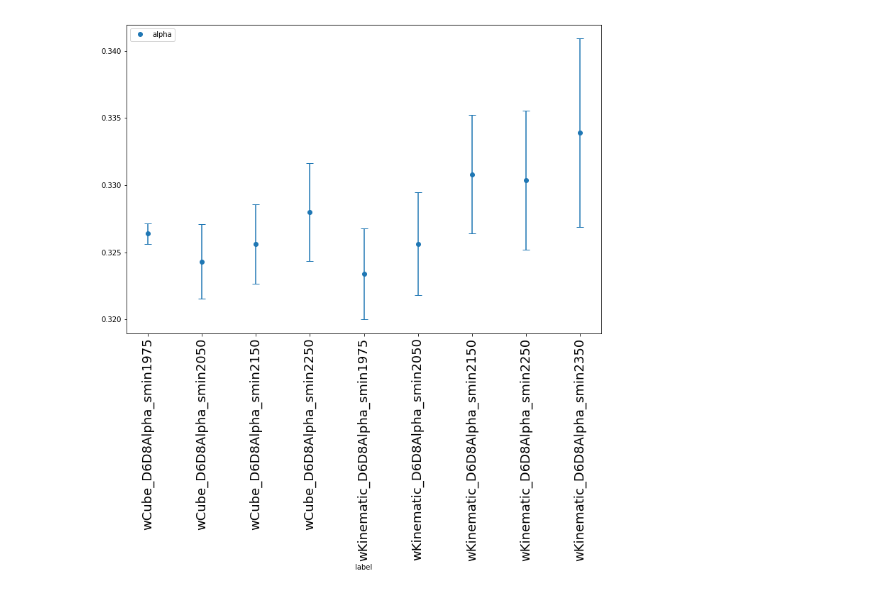
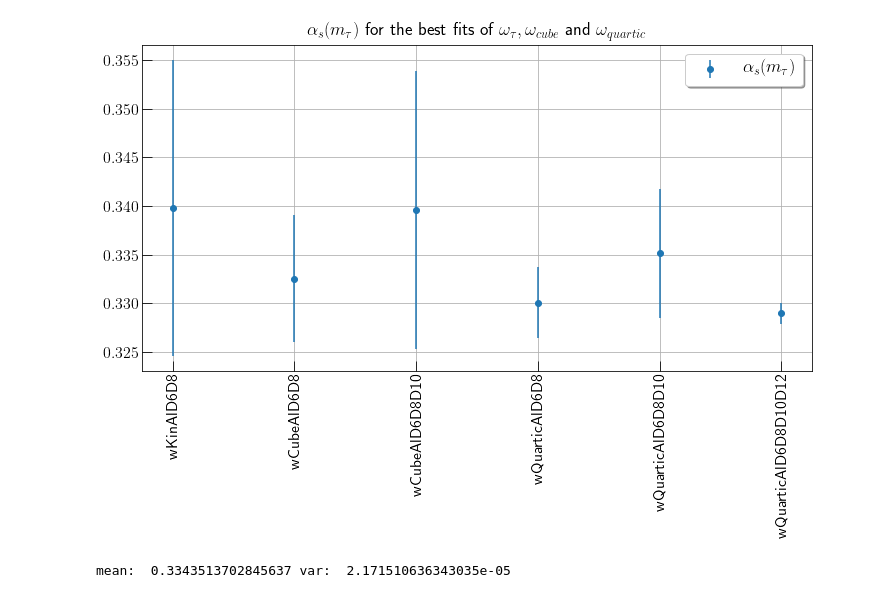
Before and after one commit to phd-dirk/Notebooks, a Jupyter notebook: alphaDetermination/comparison.ipynb, the cells around one changed output. Cells and saved outputs as stored; diff of their text form; code cells hidden in the pictures.

```diff
--- a/alphaDetermination/comparison.ipynb
+++ b/alphaDetermination/comparison.ipynb
@@ -47,3 +0,0 @@ Alpha_df.set_index('label', inplace=True)
-# %%
-def getBestRow(df):
-    return df.loc[df['chiDof'].idxmin()]
@@ -62,6 +0,0 @@ ax.set_xticklabels(D8_df.index, size=18);
-# %%
-ax = Alpha_df.plot(y='alpha', yerr='alphaErr', rot=90, legend=True, marker='.', markersize=12, capsize=5, linestyle='None', figsize=(12,8))
-ax.set_xticks(range(len(Alpha_df)))
-ax.set_xticklabels(Alpha_df.index, size=18);
-# %% [output]
-[figure, removed]
@@ -67,0 +3,28 @@ ax.set_xticklabels(Alpha_df.index, size=18);
+# %%
+# Import and cobine best rows
+importAll()
+alFits = ['wKinAlD6D8', 'wCubeAlD6D8', 'wCubeAlD6D8D10', 'wQuarticAlD6D8', 'wQuarticAlD6D8D10', 'wQuarticAlD6D8D10D12']
+opeFits = ['wKinAlD6D8', 'wCubeAlD6D8', 'wCubeAlD6D8D10', 'wQuarticAlD6D8', 'wQuarticAlD6D8D10', 'wQuarticAlD6D8D10D12', 'wKinD6D8', 'wCubeD6D8', 'wCubeD6D8D10', 'wQuarticD6D8', 'wQuarticD6D8D10', 'wQuarticD6D8D10D12']
+
+alDF = pd.DataFrame()
+for fit in alFits:
+   alDF[fit] = getBestRow(globals()[fit])
+
+opeDF = pd.DataFrame()
+for fit in opeFits:
+    opeDF[fit] = getBestRow(globals()[fit])
+# %%
+plt.title(r'$\alpha_s(m_\tau)$ for the best fits of $\omega_\tau, \omega_{cube}$ and $\omega_{quartic}$')
+plt.errorbar(list(alDF), alDF.loc['alpha'], alDF.loc['alphaErr'], fmt='.', marker='o', label=r'$\alpha_s(m_\tau)$')
+plt.legend()
+plt.xticks(rotation='vertical', size=16)
+plt.yticks(size=16)
+plt.gcf().set_size_inches(12, 6)
+plt.gcf().savefig('./plots/comparisonAlpha.png', dpi=300)
+plt.show()
+# %% [output]
+[figure, added]
+# %%
+print('mean: ', alDF.loc['alpha'].mean(), 'var: ', alDF.loc['alpha'].var())
+# %% [output]
+mean:  0.3343513702845637 var:  2.171510636343035e-05
```
Also changed, not shown: parts of 8 cells of this notebook, 21 other files.
